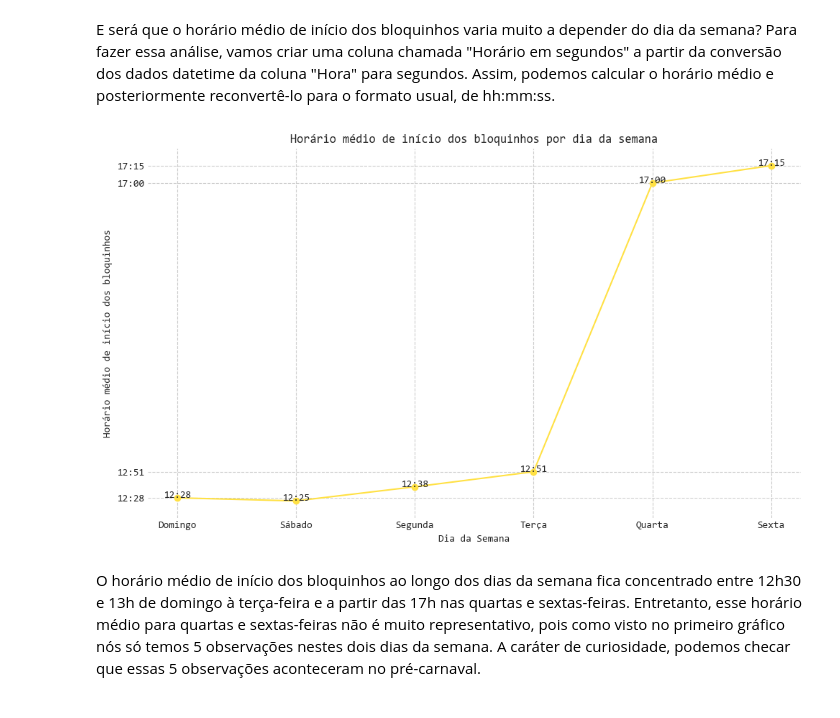
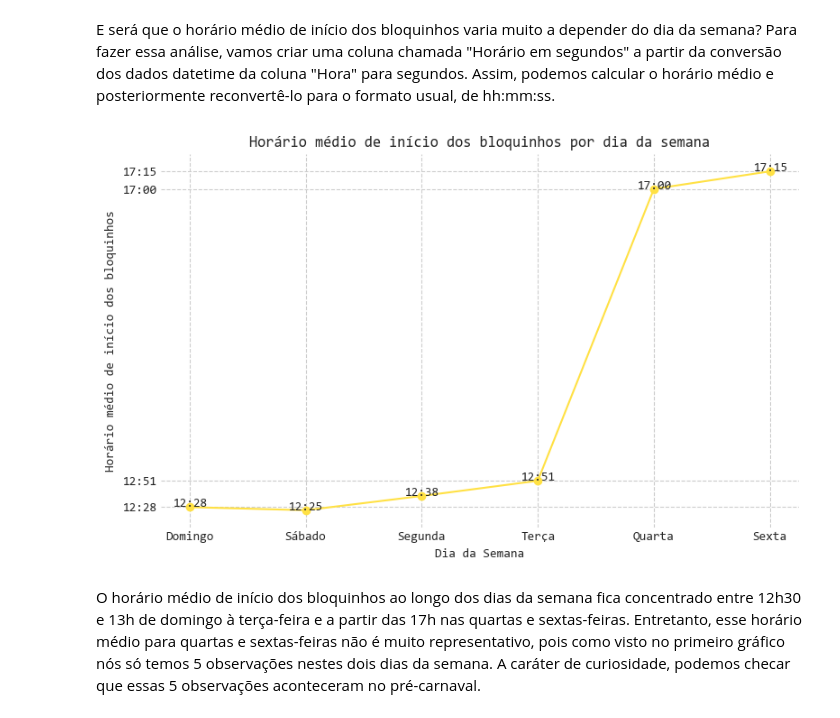
Before and after one commit to LaQuokka/Analise_BuscaBloco, a Jupyter notebook: analise_BuscaBloco_FEAdev.ipynb, the cells around one changed output. Cells and saved outputs as stored; diff of their text form; code cells hidden in the pictures.

```diff
--- a/analise_BuscaBloco_FEAdev.ipynb
+++ b/analise_BuscaBloco_FEAdev.ipynb
@@ -350,35 +369,35 @@ horario_medio = pd.concat([horario_medio, horario_medio_dt], axis = 1).reset_ind
 # Ordenando o dataframe pelos dias da semana
 horario_medio.Dia = pd.Categorical(horario_medio.Dia, categories = list(dic_dias.values()),
                                     ordered = True)
 horario_medio.sort_values('Dia', inplace = True)
 
 # Plot do gráfico
-plt.figure(figsize=(10, 6))
+plt.figure(figsize=(8, 5))
 plt.plot(horario_medio['Dia'], horario_medio['Horario em segundos'], color = amarelo_dev, marker='o', linestyle='-')
 plt.xlabel('Dia da Semana')
 plt.ylabel('Horário médio de início dos bloquinhos')
 plt.tick_params(axis='x', direction='in')
 
 plt.title('Horário médio de início dos bloquinhos por dia da semana')
 yticks_string = [str(t)[:5] for t in horario_medio['Horario medio']] # selecionando apenas os 5 primeiros caracteres da string para eliminar os segundos do gráfico
 
 plt.yticks(horario_medio['Horario em segundos'].astype(int), yticks_string) # Formatando as marcações no eixo y
 yticks = plt.yticks()[0]
 
 # Removendo as datas 12:26 e 12:35 do eixo y para torná-lo menos poluído
 ticks_to_remove = [yticks[1], yticks[2]]
 new_yticks = [tick for tick in yticks if tick not in ticks_to_remove]
 plt.yticks(new_yticks)
 
 i = 0
 for x,y in enumerate(horario_medio['Horario em segundos']):
     plt.annotate(yticks_string[i], xy=(x, y), ha = 'center')
     i+= 1
 
 plt.tight_layout()
 plt.show()
 # %% [output]
-[figure, old version]
+[figure, new version]
 # %% [markdown]
 O horário médio de início dos bloquinhos ao longo dos dias da semana fica concentrado entre 12h30 e 13h de domingo à terça-feira e a partir das 17h nas quartas e sextas-feiras. Entretanto, esse horário médio para quartas e sextas-feiras não é muito representativo, pois como visto no primeiro gráfico nós só temos 5 observações nestes dois dias da semana. A caráter de curiosidade, podemos checar que essas 5 observações aconteceram no pré-carnaval.
 # %%
```
Also changed, not shown: parts of 6 cells of this notebook.
